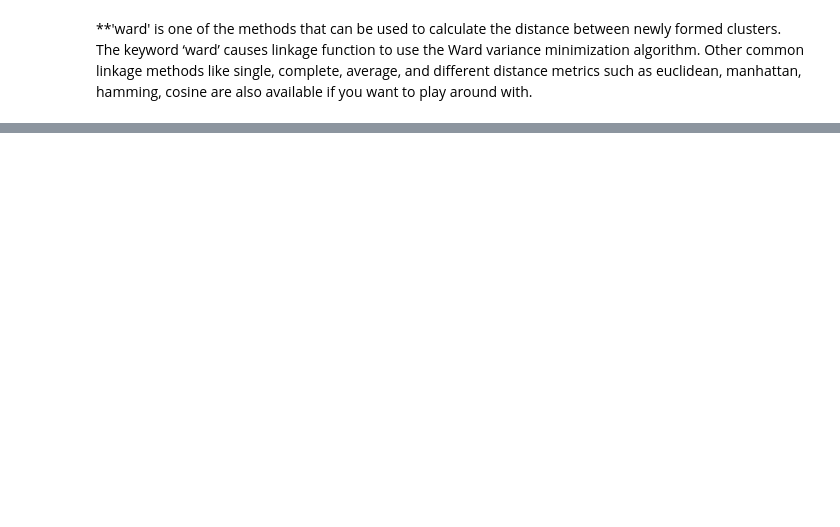
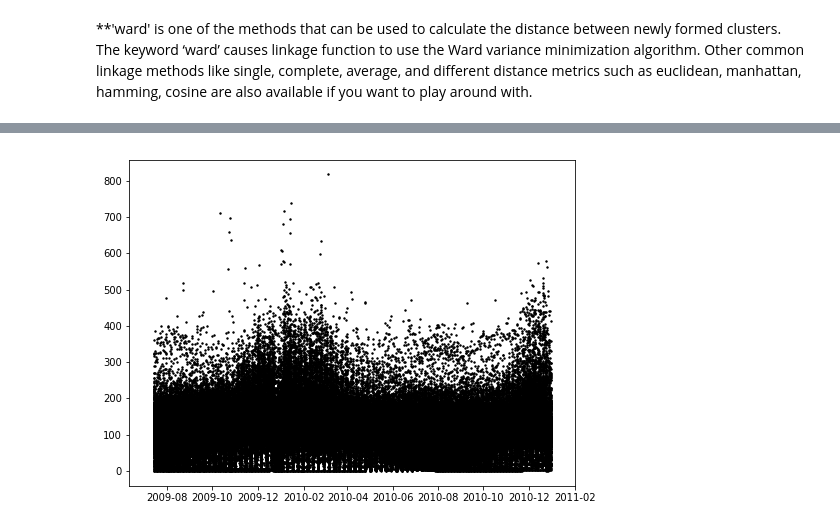
Before and after one commit to dhimanak/Nullpointers-Load_Clusters, a Jupyter notebook: Load_Clusters.ipynb, the cells around one changed output, grey strips where cells are left out. Saved outputs shown, nothing was run; the diff lists cells and outputs as text; code cells hidden in the pictures; blank space fills up the shorter version.

```diff
--- a/Load_Clusters.ipynb
+++ b/Load_Clusters.ipynb
@@ -336,0 +442,4 @@ Cluster 6 number of entries 4
+# %%
+plot_data(dfUserGroupClus4)
+# %% [output]
+[figure, added]
```
Also changed, not shown: parts of 32 cells of this notebook.
